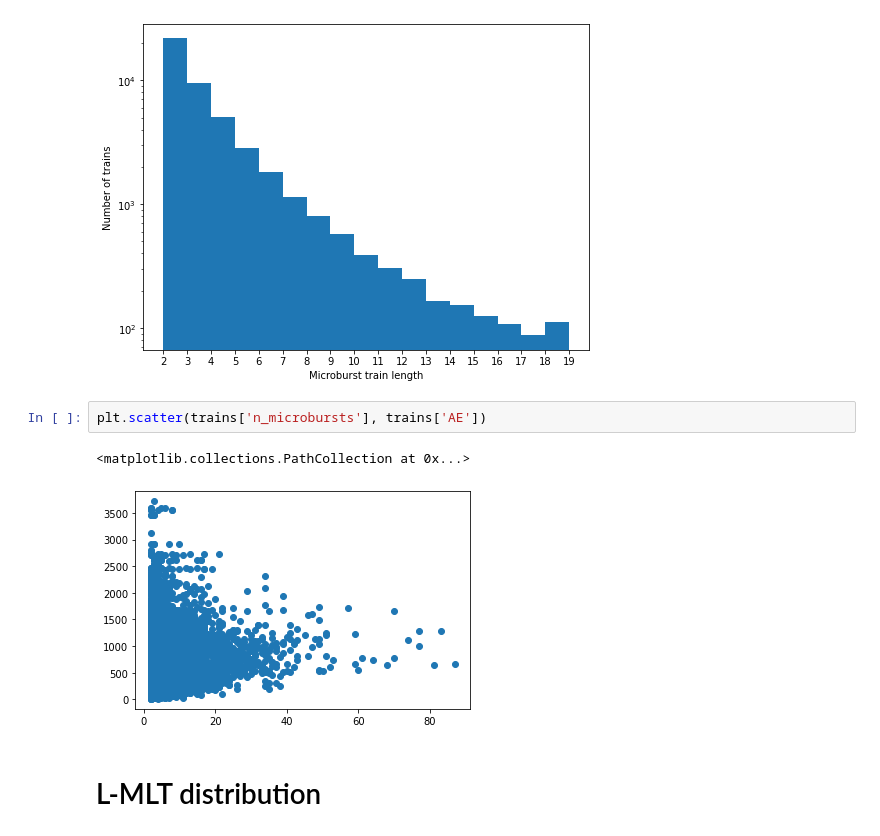
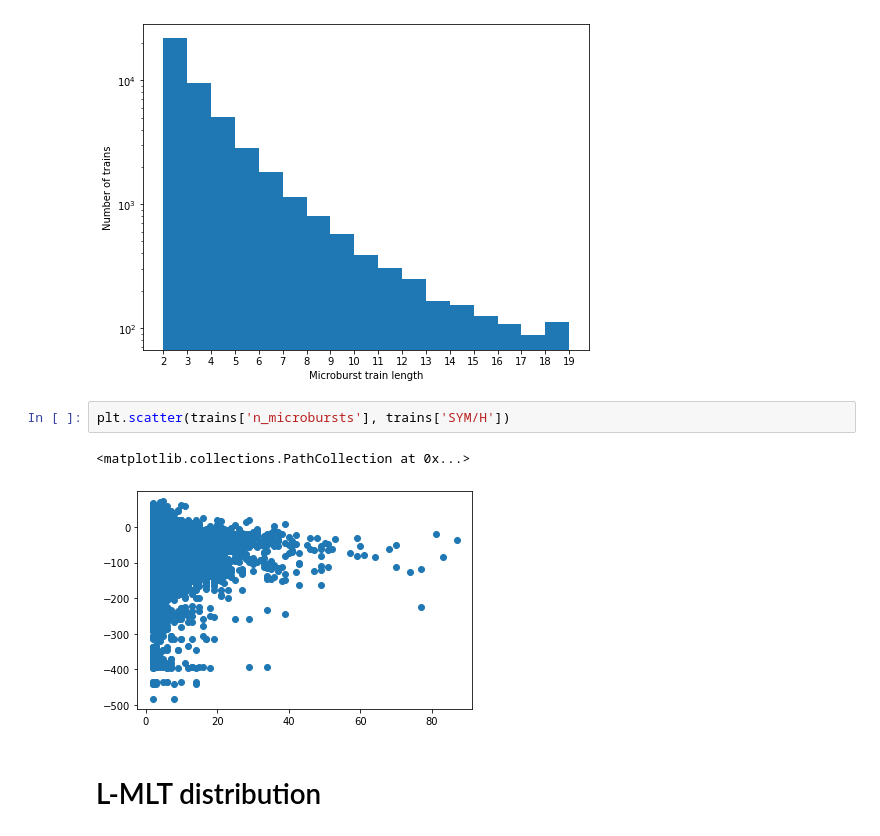
Before and after one commit to mshumko/sampex_microburst_indices, a Jupyter notebook: sampex_microburst_indices/analysis/microburst_trains.ipynb, the cells around one changed output. Saved outputs shown, nothing was run; the diff lists cells and outputs as text.

Commit message:
Reran the notebook and added a scatter plot.

```diff
--- a/sampex_microburst_indices/analysis/microburst_trains.ipynb
+++ b/sampex_microburst_indices/analysis/microburst_trains.ipynb
@@ -188,10 +188,10 @@ cx.set_yscale('log')
 # %% [output]
 [figure]
 # %%
-plt.scatter(trains['n_microbursts'], trains['AE'])
+plt.scatter(trains['n_microbursts'], trains['SYM/H'])
 # %% [output]
 <matplotlib.collections.PathCollection at 0x...>
-[figure, old version]
+[figure, new version]
 # %% [markdown]
 # L-MLT distribution
 # %%
```
